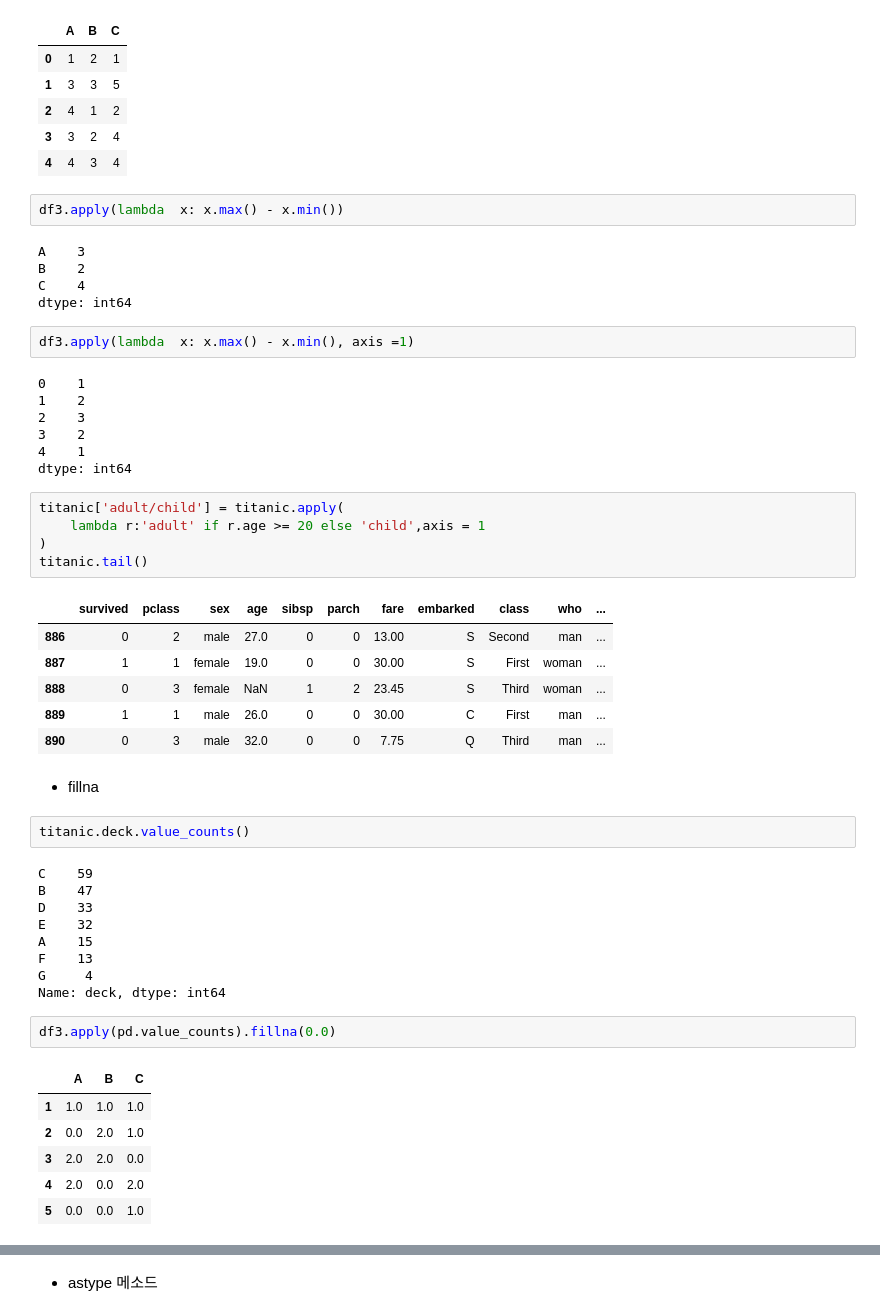
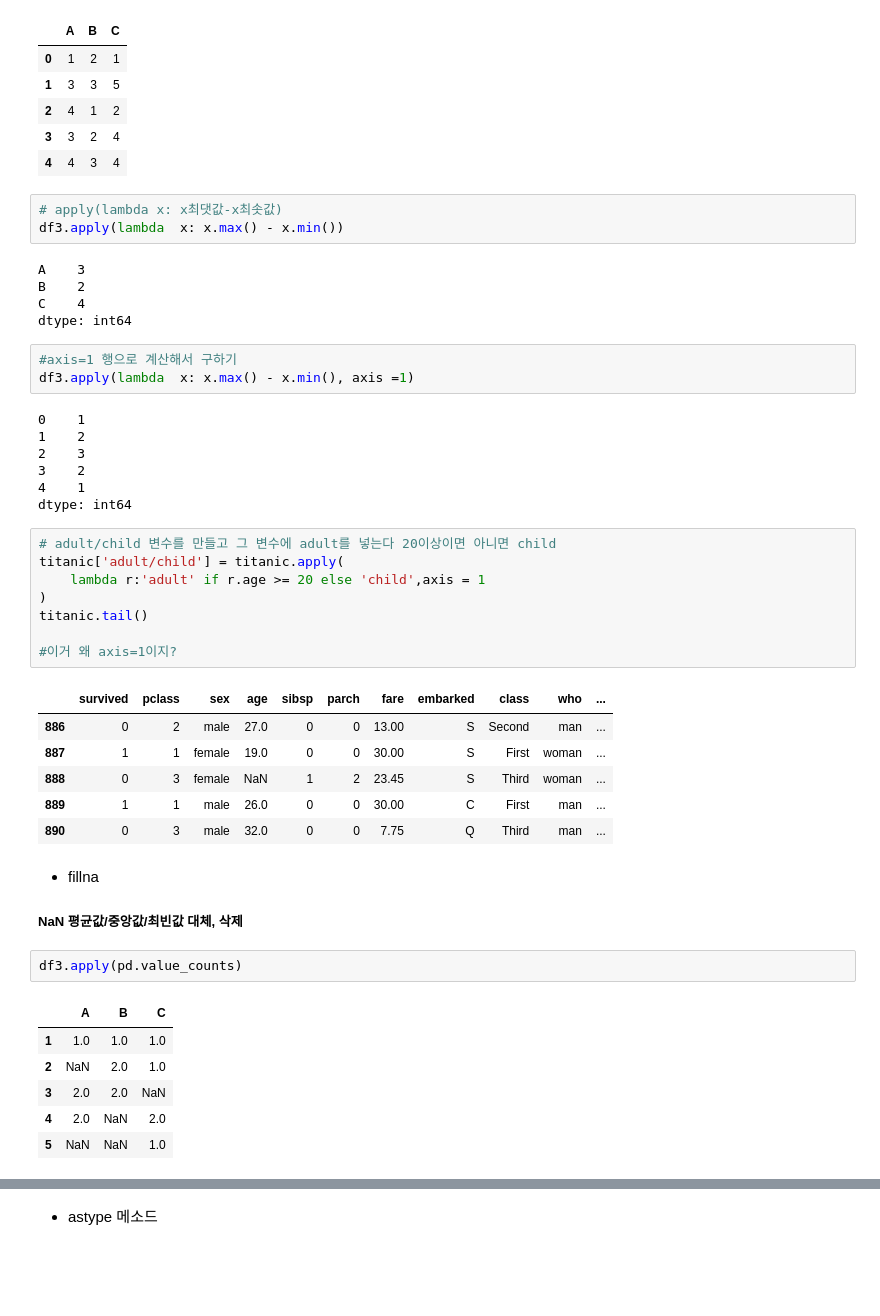
Before and after one commit to Hipenguin1/DataAnalysis2, a Jupyter notebook: 02.pandas/04_데이터조작.ipynb, the cells around one changed output, grey strips where cells are left out. Drawn from its saved outputs; the diff is of its cells as text; blank space fills up the shorter version.

Commit message:
데이터 조작 titanic

```diff
--- a/02.pandas/04_데이터조작.ipynb
+++ b/02.pandas/04_데이터조작.ipynb
@@ -228,6 +228,7 @@ df3
 | 3 | 3 | 2 | 4 |
 | 4 | 4 | 3 | 4 |
 # %%
+# apply(lambda x: x최댓값-x최솟값)
 df3.apply(lambda  x: x.max() - x.min())
 # %% [output]
 A    3
@@ -235,6 +236,7 @@ B    2
 C    4
 dtype: int64
 # %%
+#axis=1 행으로 계산해서 구하기
 df3.apply(lambda  x: x.max() - x.min(), axis =1)
 # %% [output]
 0    1
@@ -244,10 +246,13 @@ df3.apply(lambda  x: x.max() - x.min(), axis =1)
 4    1
 dtype: int64
 # %%
+# adult/child 변수를 만들고 그 변수에 adult를 넣는다 20이상이면 아니면 child
 titanic['adult/child'] = titanic.apply(
     lambda r:'adult' if r.age >= 20 else 'child',axis = 1
 )
 titanic.tail()
+
+#이거 왜 axis=1이지?
 # %% [output]
 |  | survived | pclass | sex | age | sibsp | parch | fare | embarked | class | who | ... |
 | 886 | 0 | 2 | male | 27.0 | 0 | 0 | 13.00 | S | Second | man | ... |
@@ -255,25 +260,15 @@ titanic.tail()
 | 888 | 0 | 3 | female | NaN | 1 | 2 | 23.45 | S | Third | woman | ... |
 | 889 | 1 | 1 | male | 26.0 | 0 | 0 | 30.00 | C | First | man | ... |
 | 890 | 0 | 3 | male | 32.0 | 0 | 0 | 7.75 | Q | Third | man | ... |
-# %% [markdown]
-- fillna
-# %%
-titanic.deck.value_counts()
-# %% [output]
-C    59
-B    47
-D    33
-E    32
-A    15
-F    13
-G     4
-Name: deck, dtype: int64
+# %% [markdown]
+- fillna
+#####  NaN 평균값/중앙값/최빈값 대체, 삭제
 # %%
-df3.apply(pd.value_counts).fillna(0.0)
+df3.apply(pd.value_counts)
 # %% [output]
 |  | A | B | C |
 | 1 | 1.0 | 1.0 | 1.0 |
-| 2 | 0.0 | 2.0 | 1.0 |
-| 3 | 2.0 | 2.0 | 0.0 |
-| 4 | 2.0 | 0.0 | 2.0 |
-| 5 | 0.0 | 0.0 | 1.0 |
+| 2 | NaN | 2.0 | 1.0 |
+| 3 | 2.0 | 2.0 | NaN |
+| 4 | 2.0 | NaN | 2.0 |
+| 5 | NaN | NaN | 1.0 |
```
Also changed, not shown: parts of 10 cells of this notebook.
